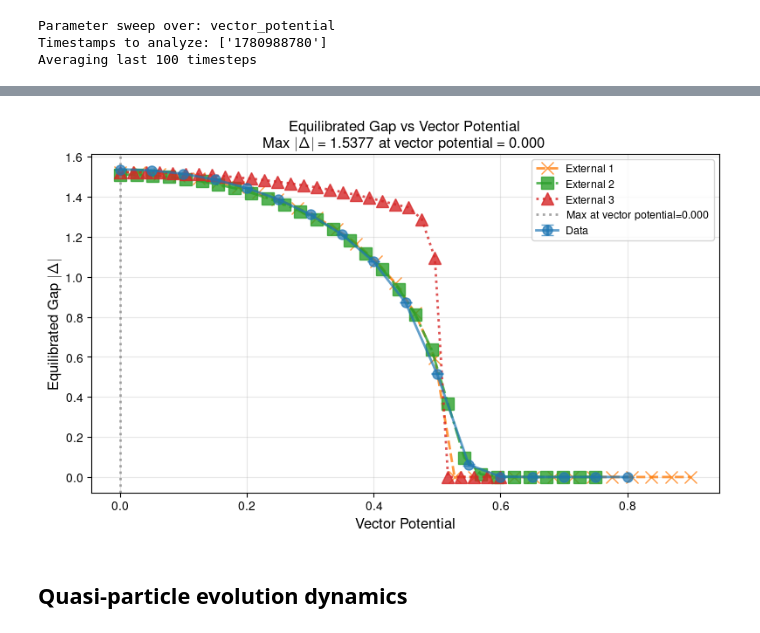
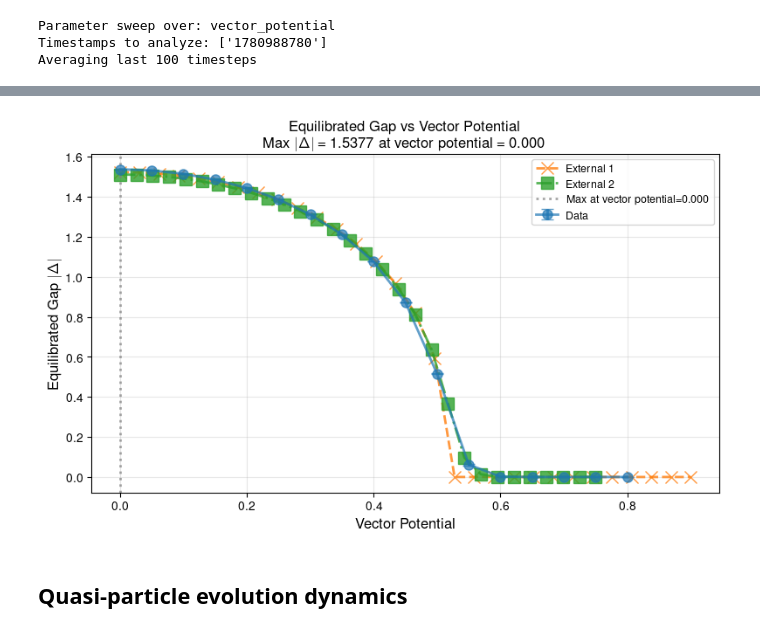
Before and after one commit to j-curtis/psBQP, a Jupyter notebook: Analyze_solutions.ipynb, the cells around one changed output, grey strips where cells are left out. Cells and saved outputs as stored; diff of their text form; code cells hidden in the pictures.

```diff
--- a/Analyze_solutions.ipynb
+++ b/Analyze_solutions.ipynb
@@ -499,27 +500,27 @@ current_sweep_results = da.plot_equilibrated_current_vs_parameter(
 # %%
 x_jon = [0.        , 0.02586207 ,0.05172414 ,0.07758621 ,0.10344828, 0.12931034,
  0.15517241, 0.18103448, 0.20689655, 0.23275862, 0.25862069, 0.28448276,
  0.31034483, 0.3362069 , 0.36206897, 0.38793103, 0.4137931,  0.43965517,
  0.46551724, 0.49137931, 0.51724138, 0.54310345, 0.56896552, 0.59482759,
  0.62068966, 0.64655172, 0.67241379, 0.69827586, 0.72413793, 0.75]
 y_jon = [1.51163408e+00, 1.51027885e+00, 1.50620005e+00, 1.49935768e+00,
  1.48968270e+00, 1.47707321e+00, 1.46138854e+00, 1.44244072e+00,
  1.41998222e+00, 1.39368837e+00, 1.36313217e+00, 1.32774717e+00,
  1.28677174e+00, 1.23916228e+00, 1.18345224e+00, 1.11750939e+00,
  1.03808374e+00, 9.39867391e-01, 8.13187470e-01, 6.36954560e-01,
  3.67131713e-01, 9.64004201e-02, 1.35302658e-02, 1.55015802e-03,
  1.64641301e-04, 1.68474568e-05, 1.68997743e-06, 1.67848029e-07,
  1.66168484e-08, 9.13836357e-09]
 
 # Plot equilibrated current vs parameter
 current_sweep_results = da.plot_equilibrated_gap_vs_parameter(
     sweep_timestamps,
     parameter=sweep_parameter,
     n_average=n_average,
-    save_plot=False, x_external = [eq_A,x_jon,eq_A_trash], y_external = [eq_gap_mag_A,y_jon,eq_gap_mag_A_trash]
+    save_plot=False, x_external = [eq_A,x_jon], y_external = [eq_gap_mag_A,y_jon]
 )
 # %% [output]
-[figure, old version]
+[figure, new version]
 # %% [markdown]
 ## Quasi-particle evolution dynamics
 # %%
```
Also changed, not shown: parts of 9 cells of this notebook, 12 other files.
